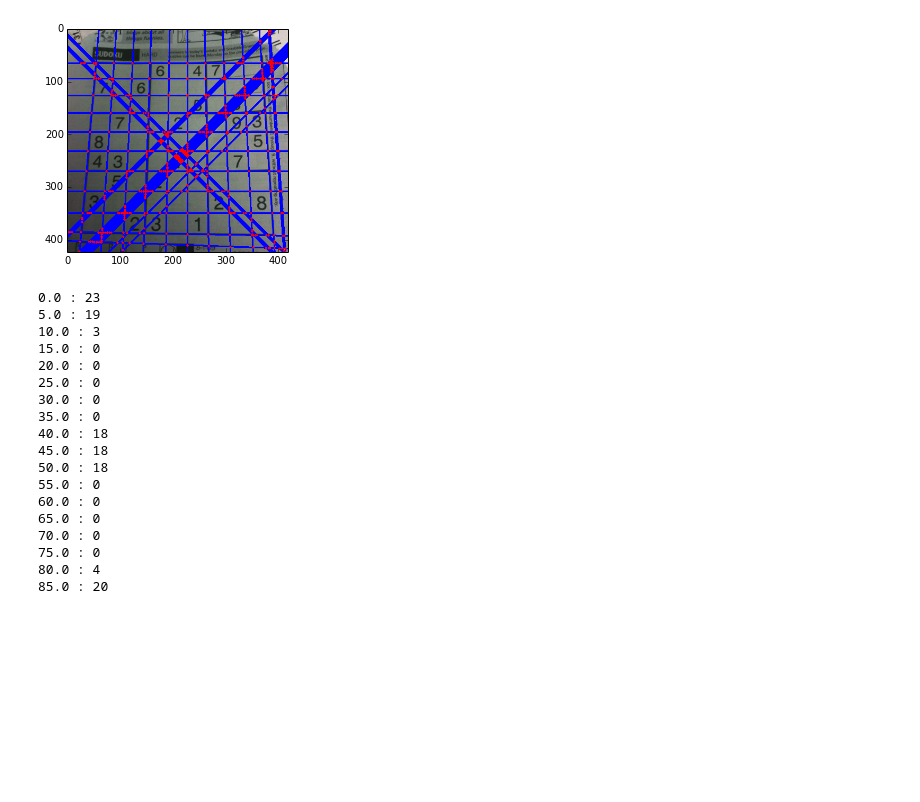
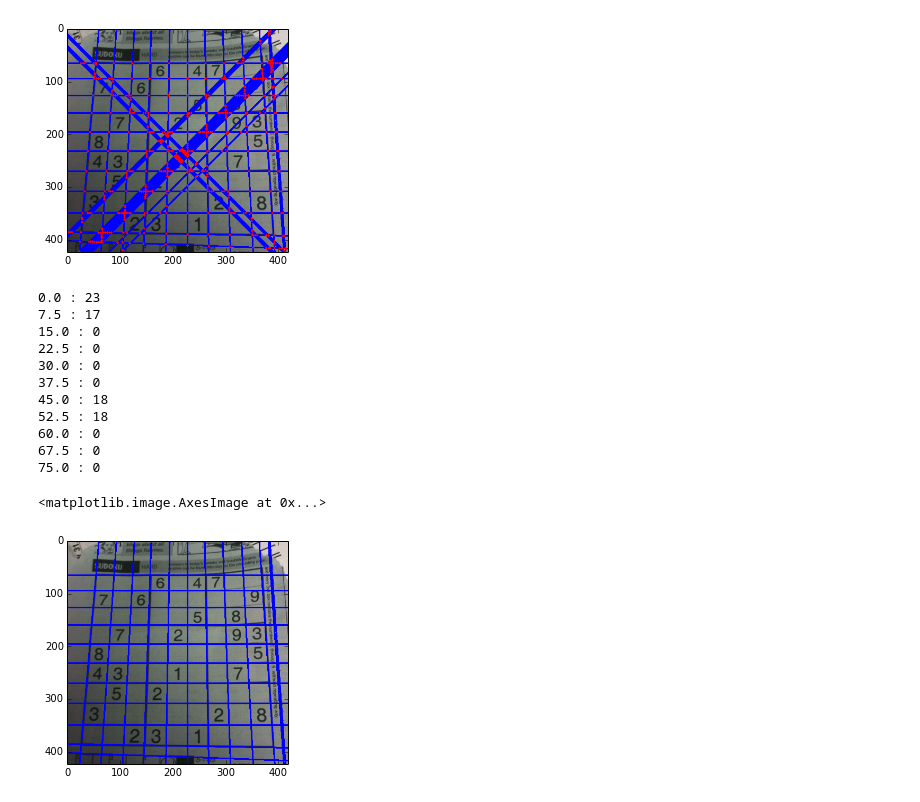
Before and after one commit to mrfuxi/sudoku, a Jupyter notebook: external.ipynb, the cells around one changed output. Drawn from its saved outputs; the diff is of its cells as text; code cells hidden in the pictures; blank space fills up the shorter version.

Commit message:
Split lines into groups that could produce a grid

```diff
--- a/external.ipynb
+++ b/external.ipynb
@@ -21,29 +21,34 @@ _ = plt.imshow(img_w_points)
 # %% [output]
 [figure]
 # %%
-buckets = low_structures.generate_angle_buckets(15, step=5, ortogonal=True)
+buckets = low_structures.generate_angle_buckets(15, step=7.5, ortogonal=True)
+classes = {}
 for bucket_angle, bucket in buckets.iteritems():
-    count = 0
+    matches = []
+
     for line in dedup:
         if low_structures.is_angle_in_bucket(line[0][1], bucket):
-            count += 1
-    print np.rad2deg(bucket_angle), ":", count
+            matches.append(line)
+
+    if matches:
+        classes[bucket_angle] = matches
+    print np.rad2deg(bucket_angle), ":", len(matches)
 # %% [output]
 0.0 : 23
-5.0 : 19
-10.0 : 3
+7.5 : 17
 15.0 : 0
-20.0 : 0
-25.0 : 0
+22.5 : 0
 30.0 : 0
-35.0 : 0
-40.0 : 18
+37.5 : 0
 45.0 : 18
-50.0 : 18
-55.0 : 0
+52.5 : 18
 60.0 : 0
-65.0 : 0
-70.0 : 0
+67.5 : 0
 75.0 : 0
-80.0 : 4
-85.0 : 20
+# %%
+line_class = classes.values()[0]
+tmp = visualize.draw_lines(img_org, line_class)
+plt.imshow(tmp, hold=True)
+# %% [output]
+<matplotlib.image.AxesImage at 0x...>
+[figure, added]
```
